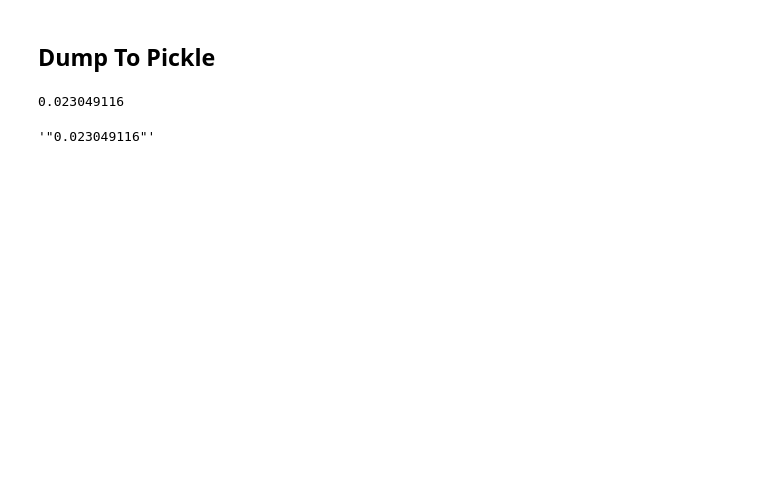
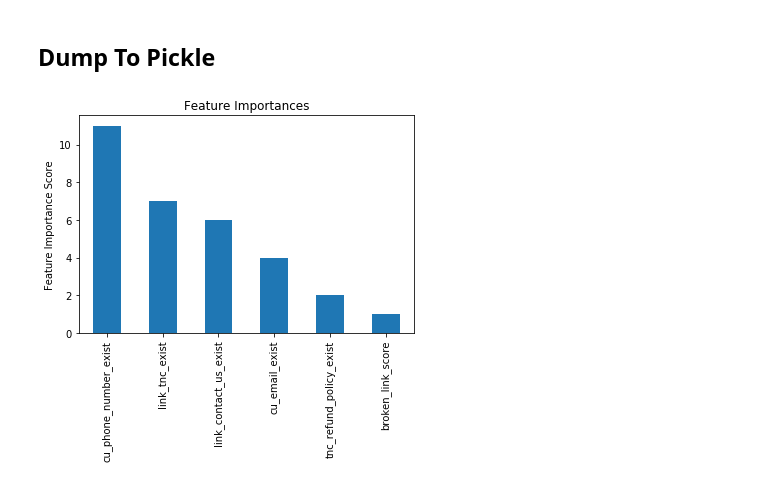
Before and after one commit to bahyhelmihp/web-crawler, a Jupyter notebook: api/datasets/Modelling.ipynb, the cells around one changed output. Saved outputs shown, nothing was run; the diff lists cells and outputs as text; code cells hidden in the pictures; blank space fills up the shorter version.

```diff
--- a/api/datasets/Modelling.ipynb
+++ b/api/datasets/Modelling.ipynb
@@ -184,6 +215,6 @@ plt.show()
 # %% [markdown]
 ## Dump To Pickle
 # %%
-clf = XGBClassifier()
+clf = XGBClassifier(**params)
 clf = clf.fit(X, y)
 pickle.dump(clf, open('../models/final_prediction.pickle', 'wb'))
@@ -192,8 +220,0 @@ data = X_test.iloc[0:1,:].to_json()
-# %%
-clf.predict_proba(pd.read_json(data))[0][1]
-# %% [output]
-0.023049116
-# %%
-json.dumps(str(clf.predict_proba(pd.read_json(data))[0][1]))
-# %% [output]
-'"0.023049116"'
@@ -201,0 +221,7 @@ json.dumps(str(clf.predict_proba(pd.read_json(data))[0][1]))
+# %%
+feat_imp = pd.Series(clf.get_booster().get_fscore()).sort_values(ascending=False)
+feat_imp.plot(kind='bar', title='Feature Importances')
+plt.ylabel('Feature Importance Score')
+plt.show()
+# %% [output]
+[figure, added]
```
Also changed, not shown: parts of 10 cells of this notebook, 1 other file.
